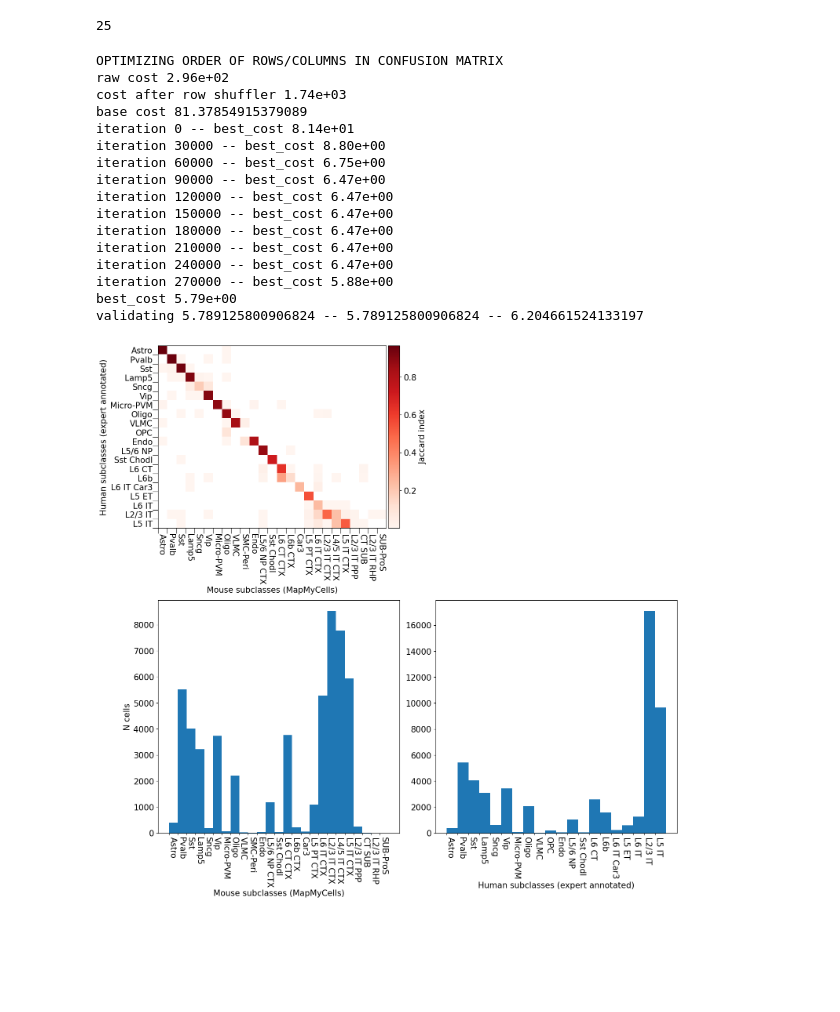
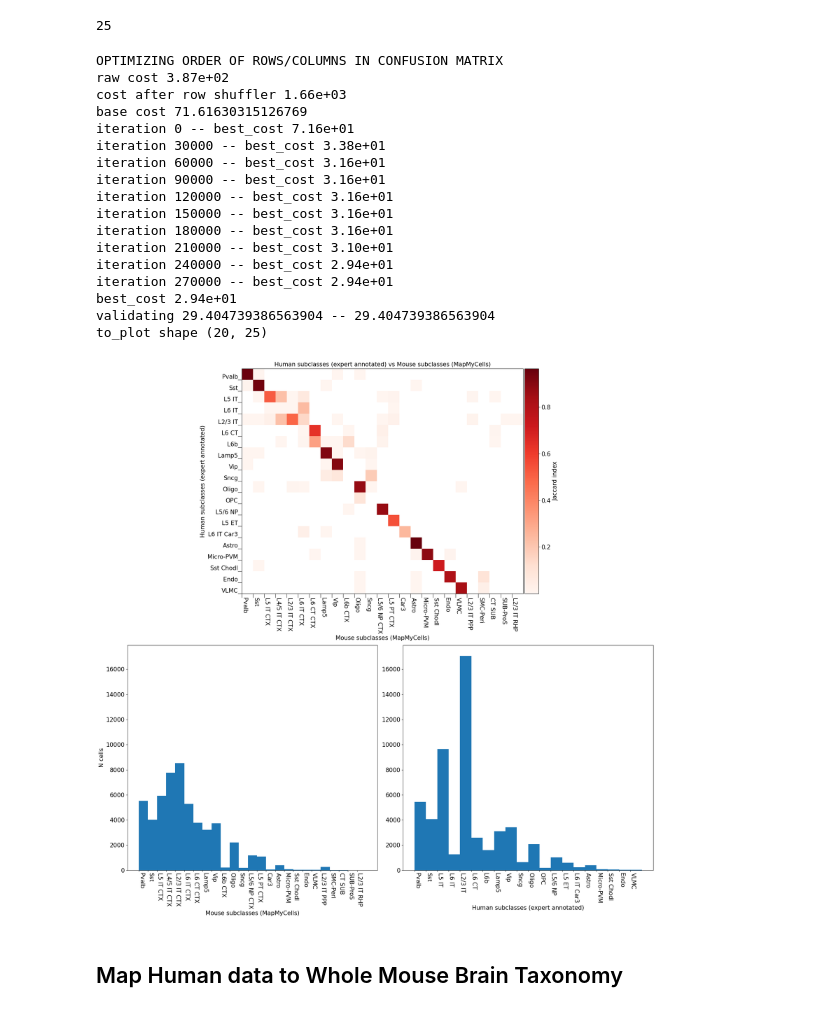
Before and after one commit to AllenInstitute/cell_type_mapper, a Jupyter notebook: examples/mapping_motor_cortex_taxonomy.ipynb, the cells around one changed output. Drawn from its saved outputs; the diff is of its cells as text; code cells hidden in the pictures; blank space fills up the shorter version.

Commit message:
NOTEBOOK: map human cortext data to WMB

```diff
--- a/examples/mapping_motor_cortex_taxonomy.ipynb
+++ b/examples/mapping_motor_cortex_taxonomy.ipynb
@@ -1095,7 +1095,8 @@ def create_confusion_matrix(
     Returns
     -------
     A dict
-        {'array': the (n_rows, n_cols) confusion matrix
+        {'array': the (n_rows, n_cols) confusion matrix (jaccard index)
+         'ct': the (n_rows, n_cols) count matrix (keeps track of how many cells are in each grid point)
          'rows': the label of each row (in the order they occur in the array)
          'cols': the label of each column (in the order they occur in the array)
          }
@@ -1105,6 +1106,7 @@ def create_confusion_matrix(
     nrows = len(row_values)
     ncols = len(col_values)
     arr = np.zeros((nrows, ncols), dtype=float)
+    ct_arr = np.zeros((nrows, ncols), dtype=float)
     row_to_idx = {r:ii for ii, r in enumerate(row_values)}
     col_to_idx = {c:ii for ii, c in enumerate(col_values)}
     row_idx = np.array([row_to_idx[r] for r in row_labels])
@@ -1115,8 +1117,12 @@ def create_confusion_matrix(
             c_set = set(np.where(col_idx==ic)[0])
             jj = len(r_set.intersection(c_set))/len(r_set.union(c_set))
             arr[ir, ic] = jj
+            ct_arr[ir, ic] = len(r_set.intersection(c_set))
+    assert ct_arr.sum() == len(row_labels)
+    assert len(row_labels) == len(col_labels)
     return {
         "array": arr,
+        "ct": ct_arr,
         "rows": row_values,
         "cols": col_values
     }
@@ -1251,7 +1313,10 @@ def plot_confusion_matrix(
         col_axis_label,
         label_elements=True,
         fontsize=15,
-        colorbar_title='Jaccard index'):
+        colorbar_title='Jaccard index',
+        col_cut=None,
+        row_cut=None,
+        order_wgt=0.1):
 
     confusion = create_confusion_matrix(
         row_labels=row_assignments,
@@ -1262,17 +1327,30 @@ def plot_confusion_matrix(
     col_labels = confusion['cols']
     swapping = get_confusion_order(
         input_arr=confusion_matrix,
+        ct_arr=confusion['ct'],
         rng=np.random.default_rng(8711121),
-        n_iter=300000)
+        n_iter=300000,
+        inverse_temp=10.0,
+        order_wgt=order_wgt)
 
     row_labels = np.array(row_labels)[swapping['rows']]
     col_labels = np.array(col_labels)[swapping['cols']]
 
-    fig = plt.figure(figsize=(15, 15))
+    fig = plt.figure(figsize=(20, 20))
     to_plot = np.copy(confusion_matrix)
     to_plot = to_plot[swapping['rows'], :]
     to_plot = to_plot[:, swapping['cols']]
-    heatmap_axis = fig.add_subplot(2,2,1)
+
+    if col_cut is not None:
+        col_labels = col_labels[:col_cut]
+        to_plot = to_plot[:, :col_cut]
+    if row_cut is not None:
+        row_labels = row_labels[:row_cut]
+        to_plot = to_plot[:row_cut, :]
+
+    print(f'to_plot shape {to_plot.shape}')
+    heatmap_axis = fig.add_subplot(2,1,1)
+    heatmap_axis.set_title(f'{row_axis_label} vs {col_axis_label}', fontsize=fontsize)
     img = heatmap_axis.imshow(np.ma.masked_array(to_plot, to_plot==0.0), cmap=matplotlib.cm.Reds)
 
     divider = make_axes_locatable(heatmap_axis)
@@ -1312,7 +1390,7 @@ def plot_confusion_matrix(
     for axis, assignments, labels in [(row_hist_axis, row_assignments, row_labels),
                                       (col_hist_axis, col_assignments, col_labels)]:
         l_to_idx = {l: ii+0.5 for ii, l in enumerate(labels)}
-        assn_idx = [l_to_idx[a] for a in assignments]
+        assn_idx = [l_to_idx[a] for a in assignments if a in l_to_idx]
         _ = axis.hist(assn_idx, bins=np.arange(len(labels)+1))
         if label_elements:
             ticks = [ii for ii in range(len(labels))]
@@ -1329,28 +1407,39 @@ def plot_confusion_matrix(
     row_hist_axis.set_xlabel(row_axis_label, fontsize=fontsize)
     col_hist_axis.set_xlabel(col_axis_label, fontsize=fontsize)
     col_hist_axis.set_ylabel('N cells', fontsize=fontsize)
+    col_ylim = col_hist_axis.get_ylim()
+    row_ylim = row_hist_axis.get_ylim()
+    if col_ylim[1] > row_ylim[1]:
+        row_hist_axis.set_ylim(col_ylim)
+    else:
+        col_hist_axis.set_ylim(row_ylim)
     fig.tight_layout()
 # %%
 plot_confusion_matrix(
     row_assignments=human_assignments,
     col_assignments=mouse_assignments,
     row_axis_label='Human subclasses (expert annotated)',
-    col_axis_label='Mouse subclasses (MapMyCells)')
+    col_axis_label='Mouse subclasses (MapMyCells)',
+    order_wgt=0.05
+)
 # %% [output]
 OPTIMIZING ORDER OF ROWS/COLUMNS IN CONFUSION MATRIX
-raw cost 2.96e+02
-cost after row shuffler 1.74e+03
-base cost 81.37854915379089
-iteration 0 -- best_cost 8.14e+01
-iteration 30000 -- best_cost 8.80e+00
-iteration 60000 -- best_cost 6.75e+00
-iteration 90000 -- best_cost 6.47e+00
-iteration 120000 -- best_cost 6.47e+00
-iteration 150000 -- best_cost 6.47e+00
-iteration 180000 -- best_cost 6.47e+00
-iteration 210000 -- best_cost 6.47e+00
-iteration 240000 -- best_cost 6.47e+00
-iteration 270000 -- best_cost 5.88e+00
-best_cost 5.79e+00
-validating 5.789125800906824 -- 5.789125800906824 -- 6.204661524133197
+raw cost 3.87e+02
+cost after row shuffler 1.66e+03
+base cost 71.61630315126769
+iteration 0 -- best_cost 7.16e+01
+iteration 30000 -- best_cost 3.38e+01
+iteration 60000 -- best_cost 3.16e+01
+iteration 90000 -- best_cost 3.16e+01
+iteration 120000 -- best_cost 3.16e+01
+iteration 150000 -- best_cost 3.16e+01
+iteration 180000 -- best_cost 3.16e+01
+iteration 210000 -- best_cost 3.10e+01
+iteration 240000 -- best_cost 2.94e+01
+iteration 270000 -- best_cost 2.94e+01
+best_cost 2.94e+01
+validating 29.404739386563904 -- 29.404739386563904
+to_plot shape (20, 25)
-[figure, old version]
+[figure, new version]
+# %% [markdown]
+## Map Human data to Whole Mouse Brain Taxonomy
```
Also changed, not shown: parts of 20 cells of this notebook.
